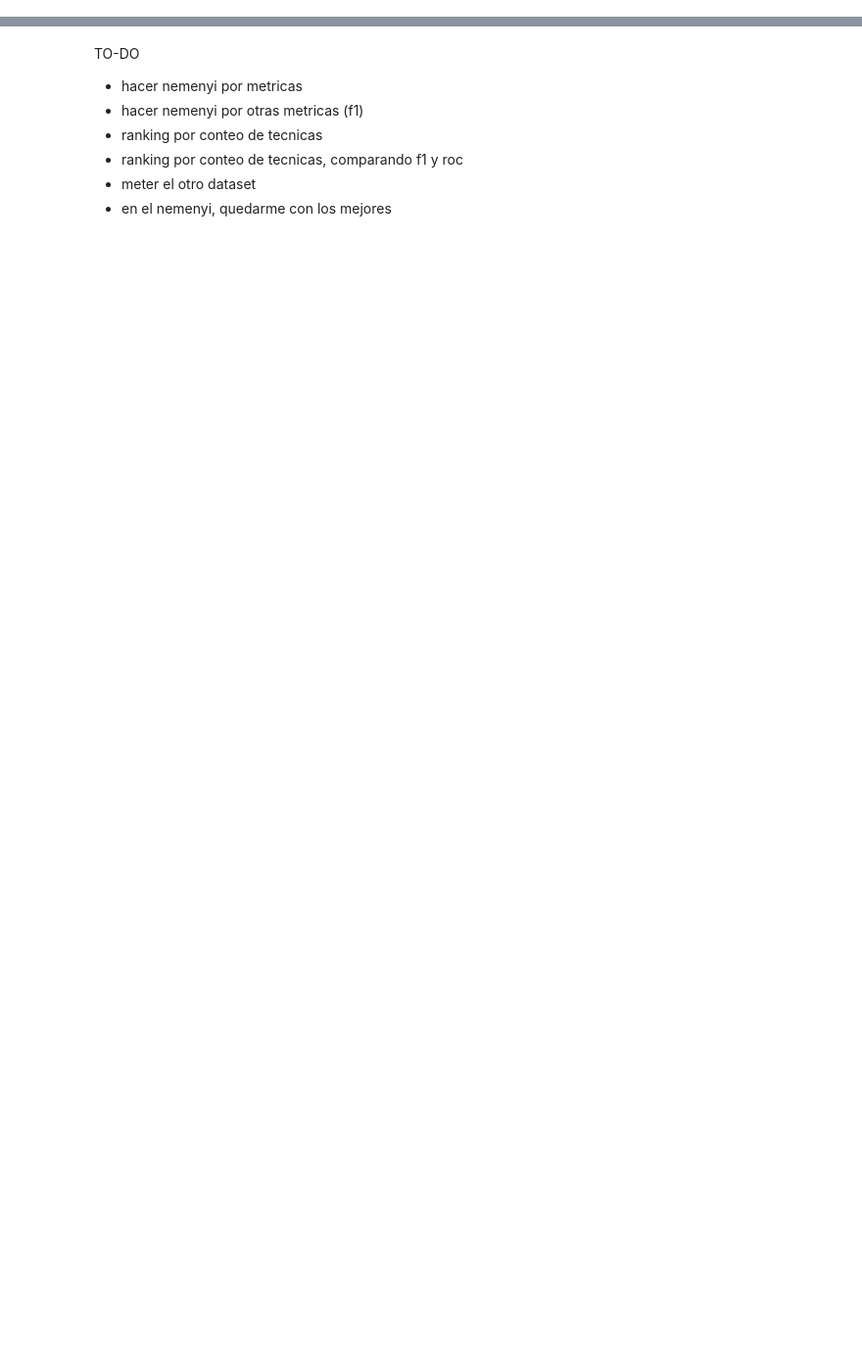
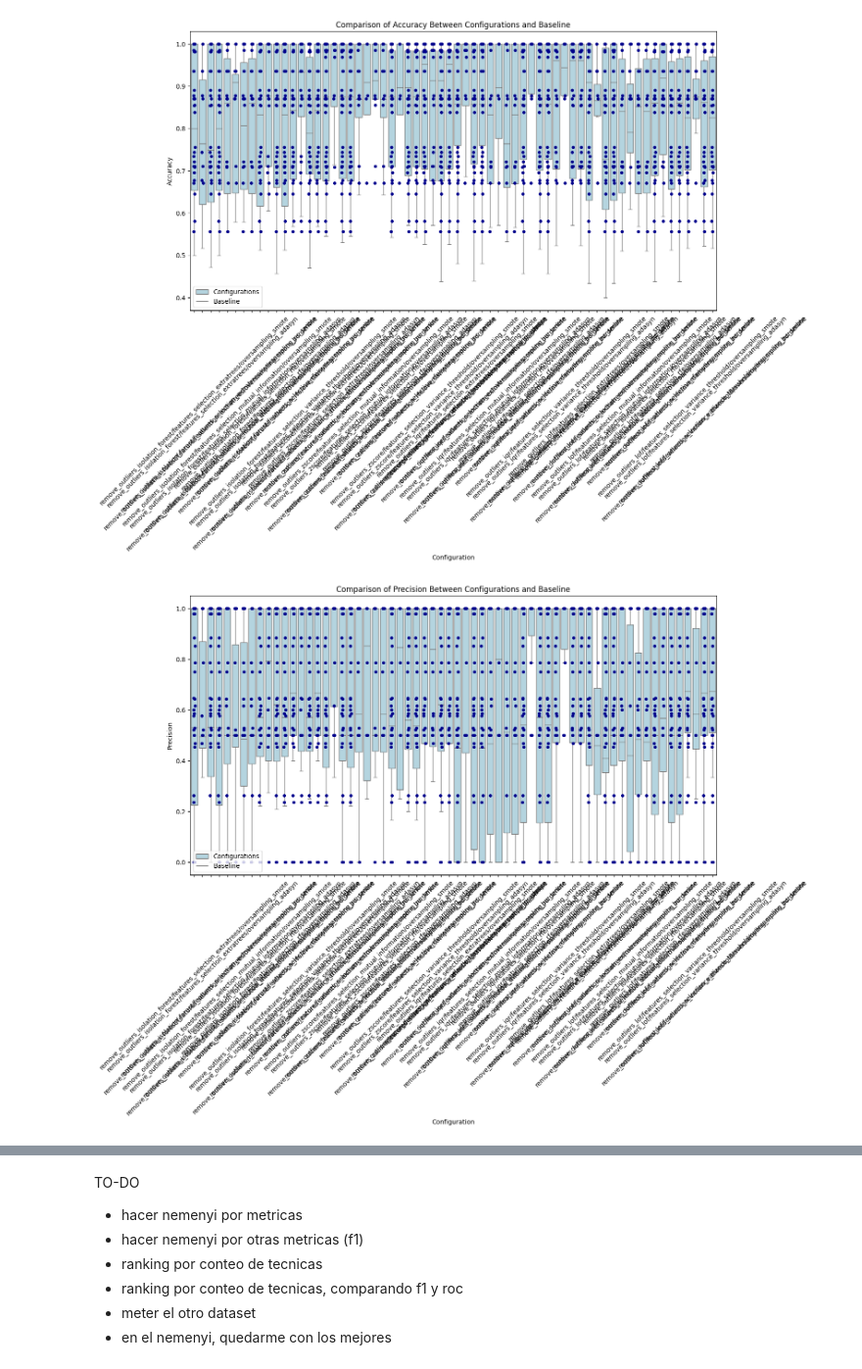
Before and after one commit to jrv97/tfm, a Jupyter notebook: main v2.ipynb, the cells around one changed output, grey strips where cells are left out. Shown at 98% size. Cells and saved outputs as stored; diff of their text form; code cells hidden in the pictures; blank space fills up the shorter version.

```diff
--- a/main v2.ipynb
+++ b/main v2.ipynb
@@ -292,0 +442,49 @@ def apply_configuration(X_train, y_train, X_test, y_test, config):
+# %%
+import pandas as pd
+import matplotlib.pyplot as plt
+import seaborn as sns
+
+df_results = pd.read_json(
+    "results.json"
+)  # Replace with the path to your results.json file
+df_baseline = pd.read_json(
+    "results_baseline.json"
+)  # Replace with the path to your results_baseline.json file
+
+merged_df = pd.merge(
+    df_results, df_baseline, on=["Dataset", "Model"], suffixes=("_config", "_baseline")
+)
+
+
+def plot_metric_comparison(metric):
+    plt.figure(figsize=(15, 8))
+    sns.boxplot(
+        x="Configuration_config",
+        y=f"{metric}_config",
+        data=merged_df,
+        color="lightblue",
+        showfliers=False,
+    )
+    sns.stripplot(
+        x="Configuration_config",
+        y=f"{metric}_baseline",
+        data=merged_df,
+        color="darkblue",
+        jitter=True,
+    )
+    plt.xticks(rotation=45)
+    plt.title(f"Comparison of {metric} Between Configurations and Baseline")
+    plt.ylabel(metric)
+    plt.xlabel("Configuration")
+    plt.legend(["Configurations", "Baseline"])
+    plt.show()
+
+
+plot_metric_comparison("Accuracy")
+plot_metric_comparison("Precision")
+plot_metric_comparison("Recall")
+plot_metric_comparison("F1-Score")
+plot_metric_comparison("ROC-AUC")
+# %% [output]
+[figure, added]
+[figure, added]
```
Also changed, not shown: parts of 13 cells of this notebook, 8 other files.
